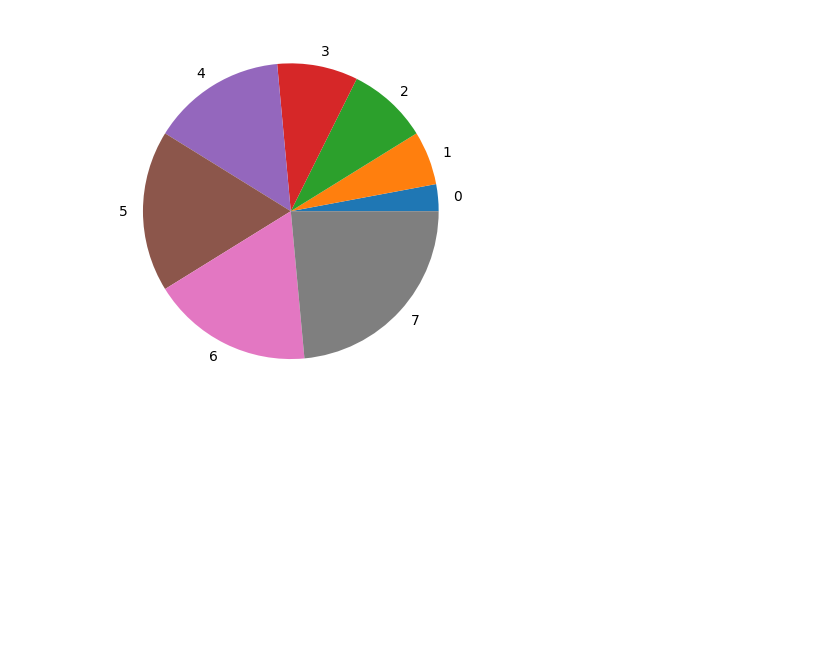
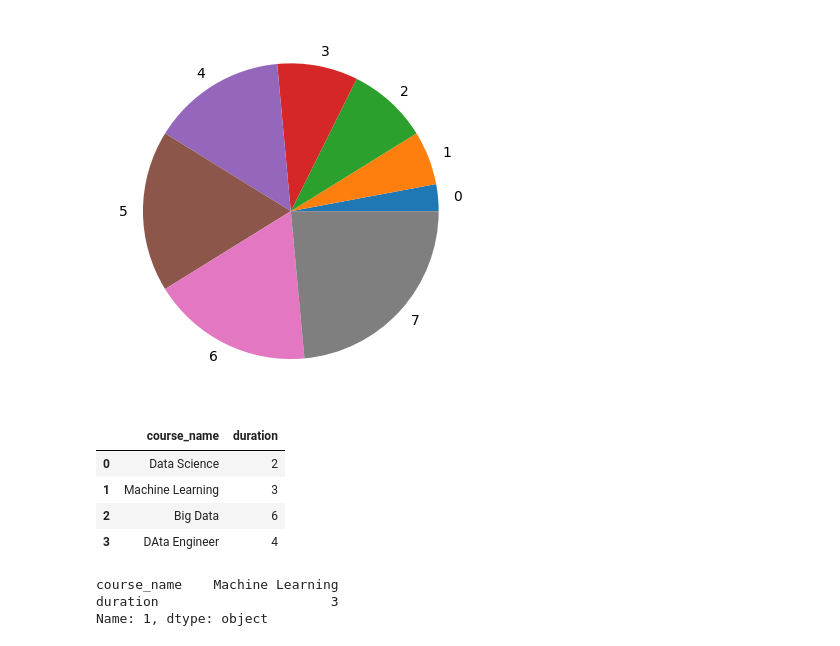
Before and after one commit to vcdhruv/Data-Science-, a Jupyter notebook: Pandas/advance_pandas_3.ipynb, the cells around one changed output. Cells and saved outputs as stored; diff of their text form; code cells hidden in the pictures; blank space fills up the shorter version.

```diff
--- a/Pandas/advance_pandas_3.ipynb
+++ b/Pandas/advance_pandas_3.ipynb
@@ -470,3 +470,22 @@ d.plot.pie()
 # %% [output]
 <Axes: >
 [figure]
+# %%
+import pandas as pd
+course_name = ['Data Science', 'Machine Learning', 'Big Data', 'DAta Engineer']
+duration = [2,3,6,4]
+df = pd.DataFrame({'course_name':course_name,'duration':duration})
+# %%
+df
+# %% [output]
+|  | course_name | duration |
+| 0 | Data Science | 2 |
+| 1 | Machine Learning | 3 |
+| 2 | Big Data | 6 |
+| 3 | DAta Engineer | 4 |
+# %%
+df.iloc[1]
+# %% [output]
+course_name    Machine Learning
+duration                      3
+Name: 1, dtype: object
```
Also changed, not shown: parts of 9 cells of this notebook, 1 other file.
